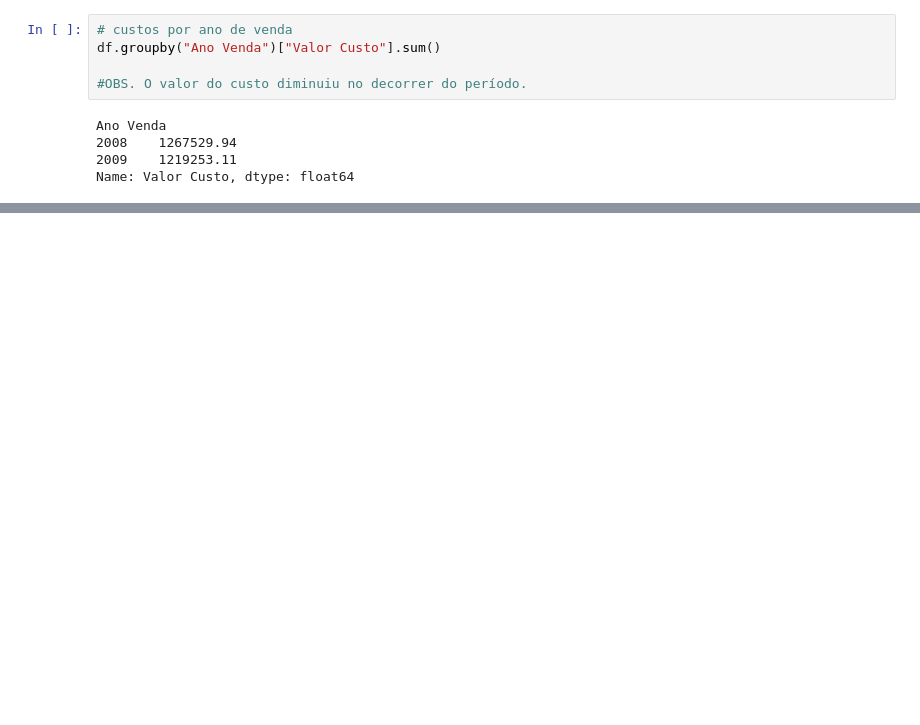
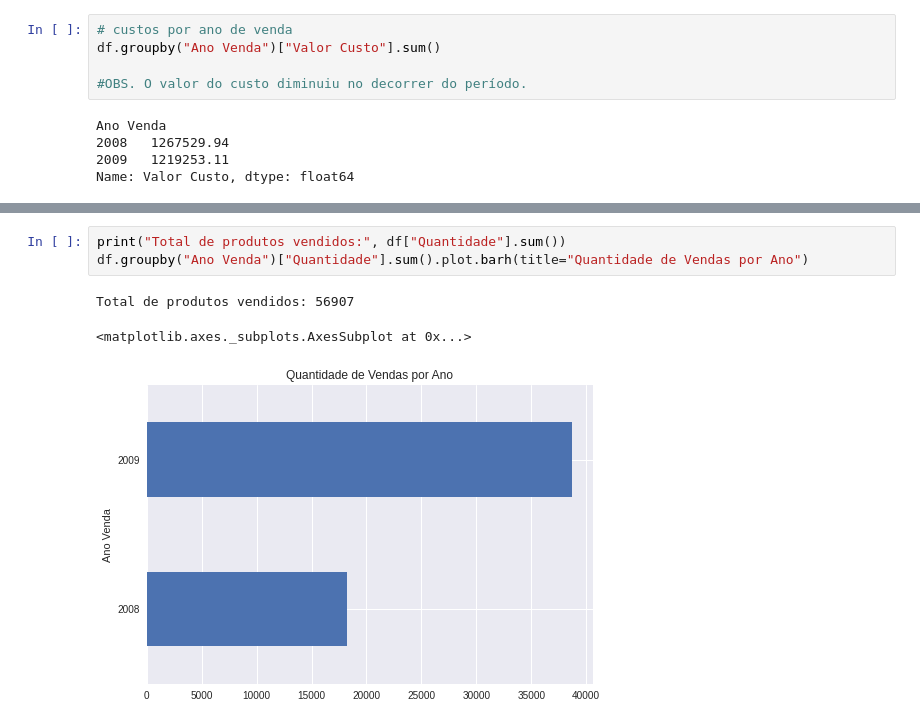
Before and after one commit to mraoni/bootcamp-unimed-ciencia-dados, a Jupyter notebook: AdventureWorks.ipynb, the cells around one changed output, grey strips where cells are left out. Saved outputs shown, nothing was run; the diff lists cells and outputs as text; blank space fills up the shorter version.

```diff
--- a/AdventureWorks.ipynb
+++ b/AdventureWorks.ipynb
@@ -280,0 +260,7 @@ Name: Valor Venda, dtype: float64
+# %%
+print("Total de produtos vendidos:", df["Quantidade"].sum())
+df.groupby("Ano Venda")["Quantidade"].sum().plot.barh(title="Quantidade de Vendas por Ano")
+# %% [output]
+Total de produtos vendidos: 56907
+<matplotlib.axes._subplots.AxesSubplot at 0x...>
+[figure, added]
```
Also changed, not shown: parts of 51 cells of this notebook.
